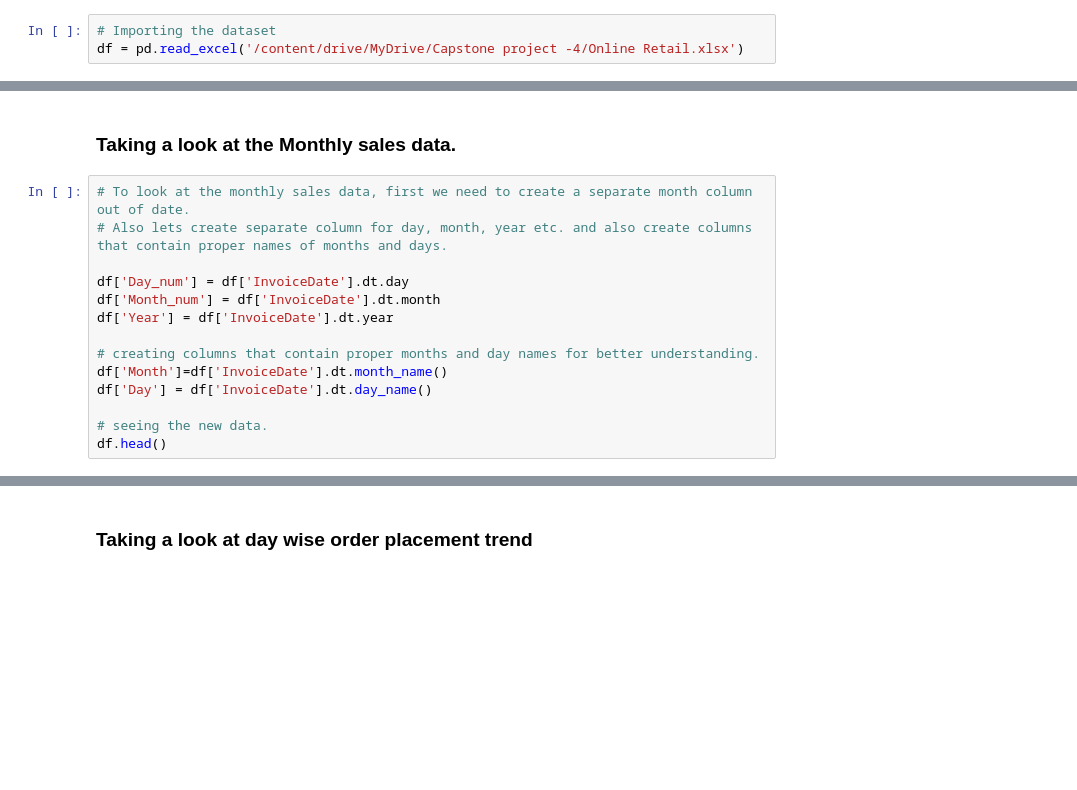
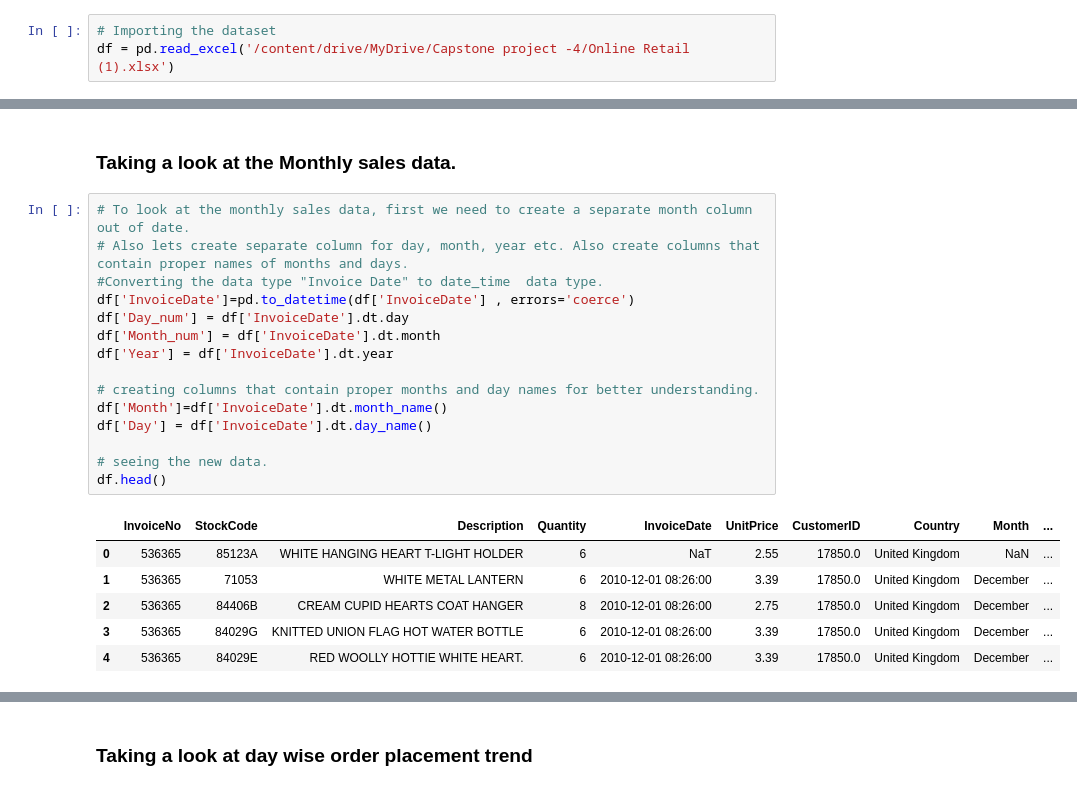
Before and after one commit to 1991Ab/Capstone-Project-4-Online-Retail-Customer-Segmentation, a Jupyter notebook: Online_Retail_Customer_Segmentation.ipynb, the cells around one changed output, grey strips where cells are left out. Saved outputs shown, nothing was run; the diff lists cells and outputs as text; blank space fills up the shorter version.

```diff
--- a/Online_Retail_Customer_Segmentation.ipynb
+++ b/Online_Retail_Customer_Segmentation.ipynb
@@ -210,7 +210,7 @@ drive.mount('/content/drive')
 Mounted at /content/drive
 # %%
 # Importing the dataset
-df = pd.read_excel('/content/drive/MyDrive/Capstone project -4/Online Retail.xlsx')
+df = pd.read_excel('/content/drive/MyDrive/Capstone project -4/Online Retail (1).xlsx')
 # %% [markdown]
 ### Dataset First View
 # %%
@@ -491,17 +491,25 @@ We can see that maximum orders were cancelled by "United Kingdom" , followed by
 ### **Taking a look at the Monthly sales data.**
 # %%
 # To look at the monthly sales data, first we need to create a separate month column out of date.
-# Also lets create separate column for day, month, year etc. and also create columns that contain proper names of months and days.
-
+# Also lets create separate column for day, month, year etc. Also create columns that contain proper names of months and days.
+#Converting the data type "Invoice Date" to date_time  data type.
+df['InvoiceDate']=pd.to_datetime(df['InvoiceDate'] , errors='coerce')
 df['Day_num'] = df['InvoiceDate'].dt.day
 df['Month_num'] = df['InvoiceDate'].dt.month
 df['Year'] = df['InvoiceDate'].dt.year
 
 # creating columns that contain proper months and day names for better understanding.
 df['Month']=df['InvoiceDate'].dt.month_name()
 df['Day'] = df['InvoiceDate'].dt.day_name()
 
 # seeing the new data.
 df.head()
+# %% [output]
+|  | InvoiceNo | StockCode | Description | Quantity | InvoiceDate | UnitPrice | CustomerID | Country | Month | ... |
+| 0 | 536365 | 85123A | WHITE HANGING HEART T-LIGHT HOLDER | 6 | NaT | 2.55 | 17850.0 | United Kingdom | NaN | ... |
+| 1 | 536365 | 71053 | WHITE METAL LANTERN | 6 | 2010-12-01 08:26:00 | 3.39 | 17850.0 | United Kingdom | December | ... |
+| 2 | 536365 | 84406B | CREAM CUPID HEARTS COAT HANGER | 8 | 2010-12-01 08:26:00 | 2.75 | 17850.0 | United Kingdom | December | ... |
+| 3 | 536365 | 84029G | KNITTED UNION FLAG HOT WATER BOTTLE | 6 | 2010-12-01 08:26:00 | 3.39 | 17850.0 | United Kingdom | December | ... |
+| 4 | 536365 | 84029E | RED WOOLLY HOTTIE WHITE HEART. | 6 | 2010-12-01 08:26:00 | 3.39 | 17850.0 | United Kingdom | December | ... |
 # %%
 # Looking at monthly sales data.
```
Also changed, not shown: parts of 3 cells of this notebook.
